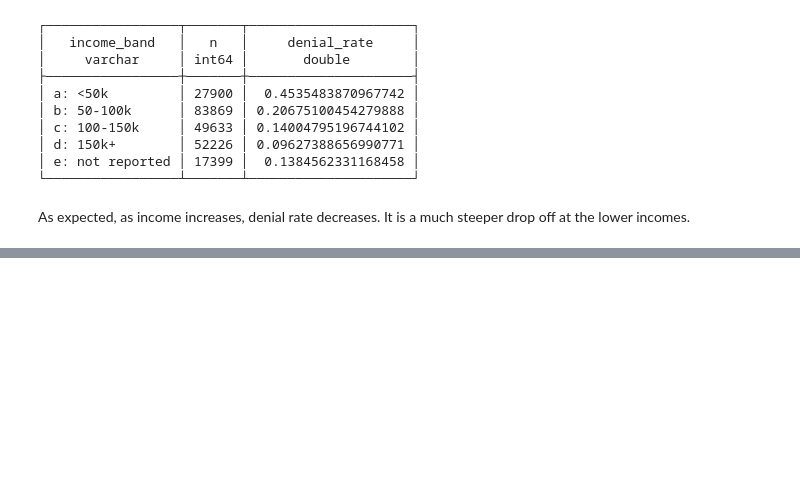
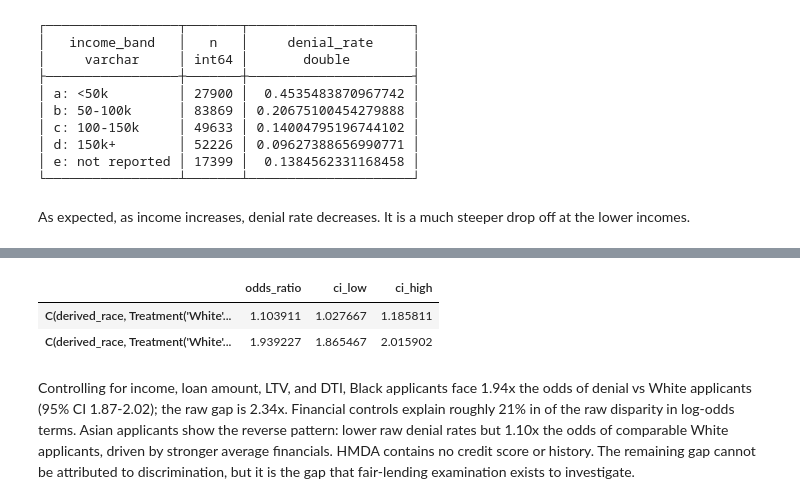
Before and after one commit to dapal5/hmda-analysis, a Jupyter notebook: explore.ipynb, the cells around one changed output, grey strips where cells are left out. Saved outputs shown, nothing was run; the diff lists cells and outputs as text; code cells hidden in the pictures; blank space fills up the shorter version.

```diff
--- a/explore.ipynb
+++ b/explore.ipynb
@@ -355,0 +369,16 @@ As expected, as income increases, denial rate decreases. It is a much steeper dr
+# %%
+
+import numpy as np
+import statsmodels.formula.api as smf
+
+df = con.sql("""
+    SELECT
+        CASE WHEN action_taken = 3 THEN 1 ELSE 0 END AS denied,
+        derived_race, derived_sex, age,
+        income, loan_amount, loan_to_value_ratio,
+        debt_to_income_ratio, loan_purpose, lien_status
+    FROM loans_analysis
+    WHERE derived_race IN ('White', 'Black or African American', 'Asian')
+""").df()
+
+df["debt_to_income_ratio"].value_counts(dropna=False)
@@ -355,0 +419,10 @@ As expected, as income increases, denial rate decreases. It is a much steeper dr
+# %%
+before = len(df)
+df = df.dropna()
+print(f"dropped {before - len(df)} rows ({(before - len(df))/before:.1%})")
+before = len(df)
+df = df[df['loan_to_value_ratio'] <= 120]
+print(f"dropped {before - len(df)} LTV outliers")
+before = len(df)
+df = df[(df['income'] > 0) & (df['loan_amount'] > 0)]
+print(f"dropped {before - len(df)} rows with non-positive income/loan amount")
@@ -355,0 +458,6 @@ As expected, as income increases, denial rate decreases. It is a much steeper dr
+# %%
+m2 = smf.logit(
+    "denied ~ C(derived_race, Treatment('White')) + np.log(income) + np.log(loan_amount) "
+    "+ loan_to_value_ratio + C(debt_to_income_ratio, Treatment('<20%'))",
+    data=df).fit()
+print(m2.summary())
@@ -355,0 +482,13 @@ As expected, as income increases, denial rate decreases. It is a much steeper dr
+# %%
+keep = m2.params.filter(like='derived_race')
+pd.DataFrame({
+    "odds_ratio": np.exp(keep),
+    "ci_low": np.exp(m2.conf_int().loc[keep.index, 0]),
+    "ci_high": np.exp(m2.conf_int().loc[keep.index, 1]),
+})
+# %% [output]
+|  | odds_ratio | ci_low | ci_high |
+| C(derived_race, Treatment('White'... | 1.103911 | 1.027667 | 1.185811 |
+| C(derived_race, Treatment('White'... | 1.939227 | 1.865467 | 2.015902 |
+# %% [markdown]
+Controlling for income, loan amount, LTV, and DTI, Black applicants face 1.94x the odds of denial vs White applicants (95% CI 1.87-2.02); the raw gap is 2.34x. Financial controls explain roughly 21% in of the raw disparity in log-odds terms. Asian applicants show the reverse pattern: lower raw denial rates but 1.10x the odds of comparable White applicants, driven by stronger average financials. HMDA contains no credit score or history. The remaining gap cannot be attributed to discrimination, but it is the gap that fair-lending examination exists to investigate.
```
Also changed, not shown: parts of 22 cells of this notebook.
